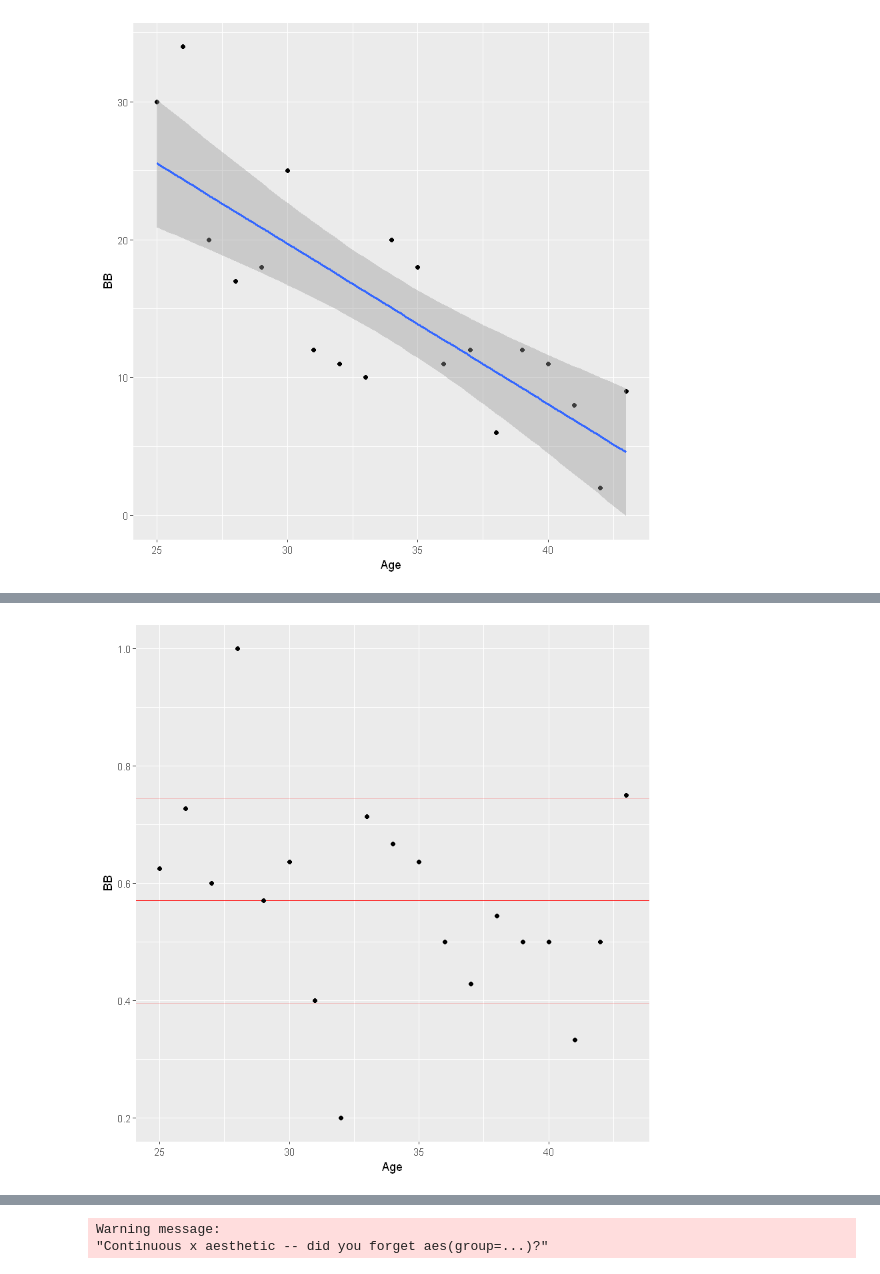
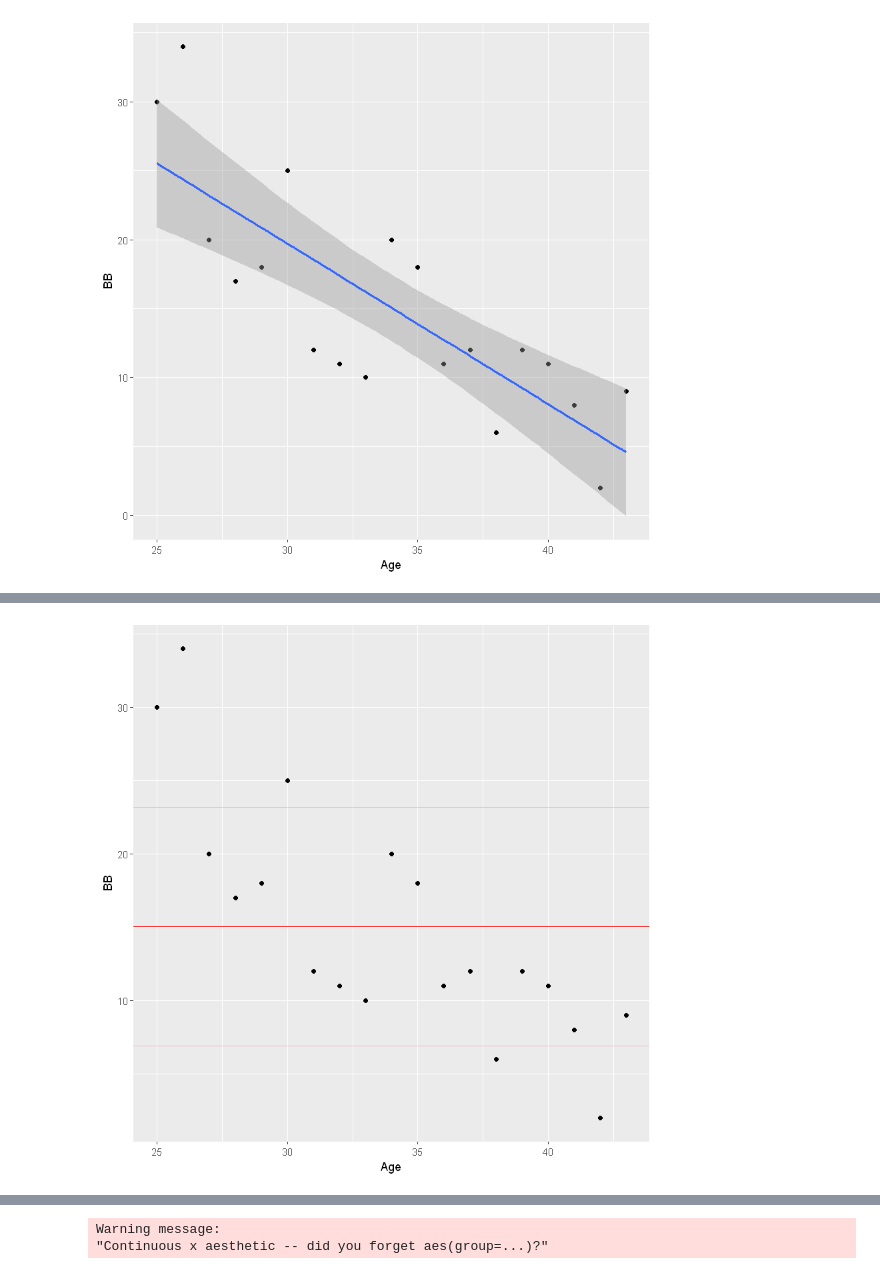
Before and after one commit to Jbenz10/th_01_ggplot, a Jupyter notebook: JB_Einführung_R_ggpplot2.ipynb, the cells around one changed output, grey strips where cells are left out. Drawn from its saved outputs; the diff is of its cells as text; code cells hidden in the pictures.

```diff
--- a/JB_Einführung_R_ggpplot2.ipynb
+++ b/JB_Einführung_R_ggpplot2.ipynb
@@ -238,12 +208,12 @@ Im Code unten: Bedeutung von $W.L., hat aufjedenfall was mit der Y-Achse zu tun
 # %%
 # geom_hline = die Linie
 # mean bedeutet der Mittelwert
 # sd die Standardabweichung
 ggplot(data=from_csv, aes(x=Age, y=BB)) +
-    geom_hline(yintercept=mean(from_csv$W.L.), color="red") +
-    geom_hline(yintercept=mean(from_csv$W.L.) + sd(from_csv$W.L.), color="red", alpha=0.2) +
-    geom_hline(yintercept=mean(from_csv$W.L.) - sd(from_csv$W.L.), color="red", alpha=0.2) +
-    geom_point(data=from_csv, mapping=aes(x=Age, y=W.L.))
+    geom_hline(yintercept=mean(from_csv$BB), color="red") +
+    geom_hline(yintercept=mean(from_csv$BB) + sd(from_csv$BB), color="red", alpha=0.2) +
+    geom_hline(yintercept=mean(from_csv$BB) - sd(from_csv$BB), color="red", alpha=0.2) +
+    geom_point(data=from_csv, mapping=aes(x=Age, y=BB))
 # %% [output]
-[figure, old version]
+[figure, new version]
 # %% [markdown]
```
Also changed, not shown: parts of 40 cells of this notebook, 2 other files.
